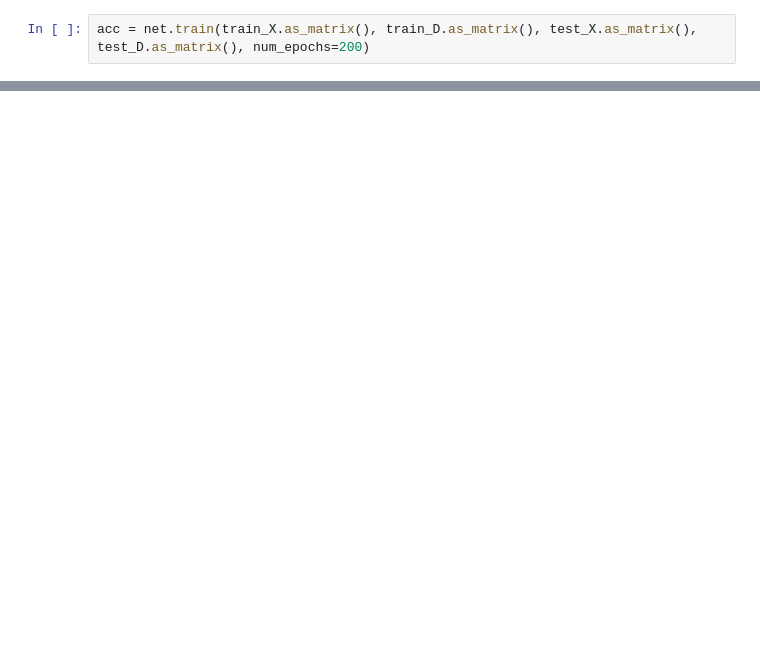
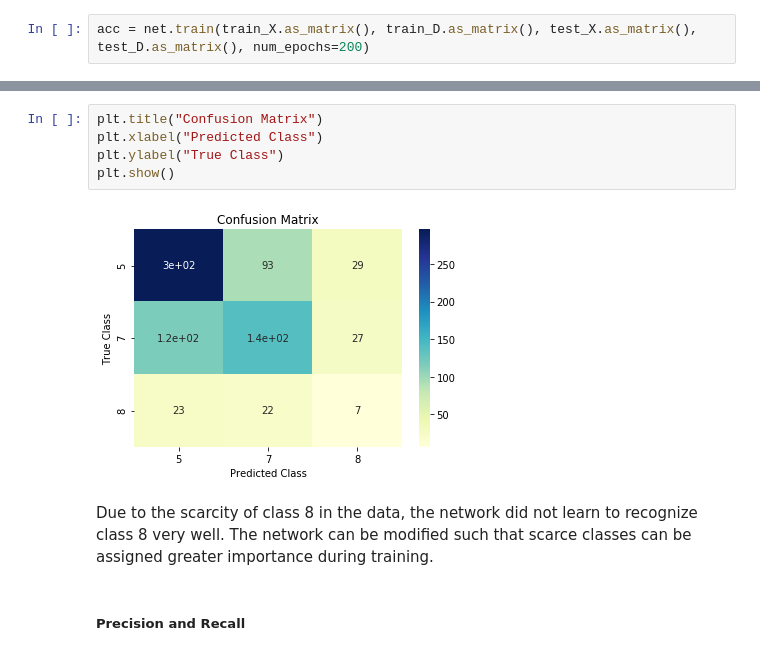
Before and after one commit to ben-the-hedgehog/backprop-network, a Jupyter notebook: A2.ipynb, the cells around one changed output, grey strips where cells are left out. Drawn from its saved outputs; the diff is of its cells as text; blank space fills up the shorter version.

```diff
--- a/A2.ipynb
+++ b/A2.ipynb
@@ -117,0 +153,11 @@ plt.show()
+# %%
+plt.title("Confusion Matrix")
+plt.xlabel("Predicted Class")
+plt.ylabel("True Class")
+plt.show()
+# %% [output]
+[figure, added]
+# %% [markdown]
+Due to the scarcity of class 8 in the data, the network did not learn to recognize class 8 very well. The network can be modified such that scarce classes can be assigned greater importance during training.
+# %% [markdown]
+<h5> Precision and Recall </h5>
```
Also changed, not shown: parts of 12 cells of this notebook, 2 other files.
